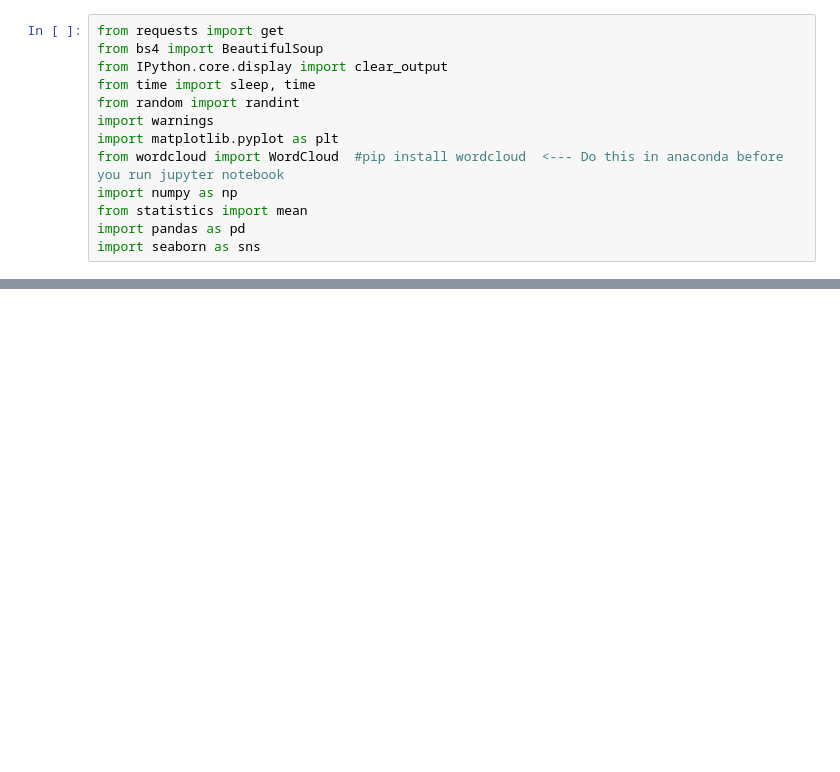
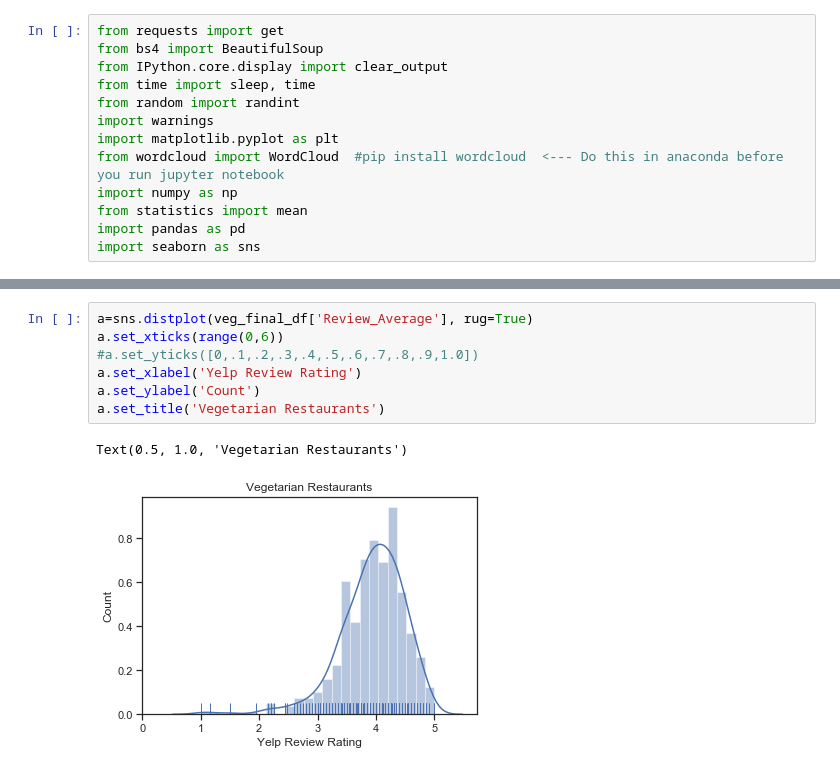
Before and after one commit to kiet415/yelp-project, a Jupyter notebook: yelpVizualization.ipynb, the cells around one changed output, grey strips where cells are left out. Saved outputs shown, nothing was run; the diff lists cells and outputs as text; blank space fills up the shorter version.

```diff
--- a/yelpVizualization.ipynb
+++ b/yelpVizualization.ipynb
@@ -46 +80,11 @@ graph2=sns.catplot(data=final_df, x='Price Per Person', hue='Average Ratings', c
+# %%
+a=sns.distplot(veg_final_df['Review_Average'], rug=True)
+a.set_xticks(range(0,6))
+#a.set_yticks([0,.1,.2,.3,.4,.5,.6,.7,.8,.9,1.0])
+a.set_xlabel('Yelp Review Rating')
+a.set_ylabel('Count')
+a.set_title('Vegetarian Restaurants')
+# %% [output]
+Text(0.5, 1.0, 'Vegetarian Restaurants')
+[figure, added]
 # %%
```
Also changed, not shown: parts of 11 cells of this notebook, 2 other files.
